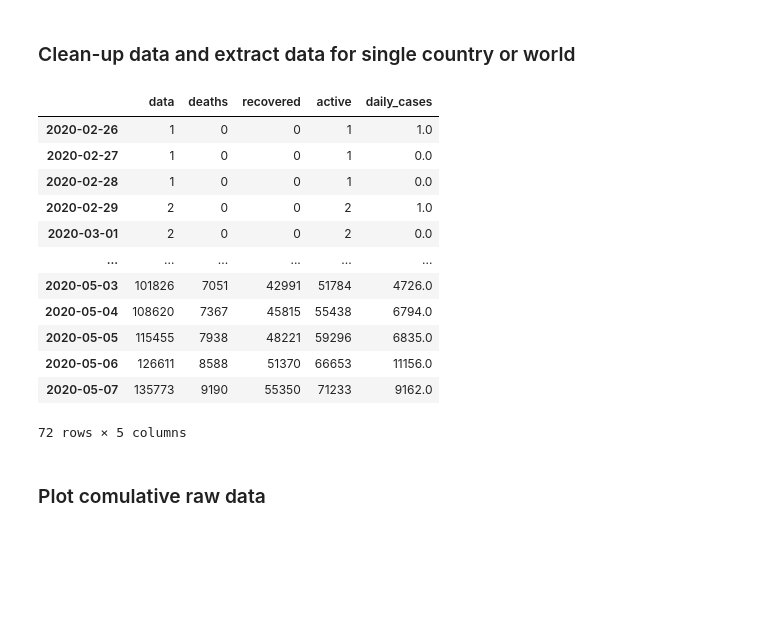
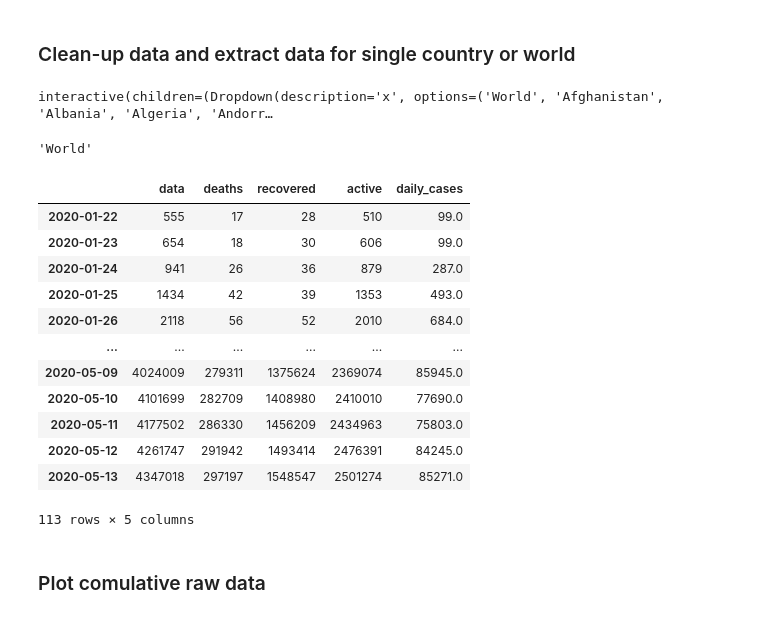
Before and after one commit to manganite/cov19, a Jupyter notebook: cov19.ipynb, the cells around one changed output. Cells and saved outputs as stored; diff of their text form; code cells hidden in the pictures; blank space fills up the shorter version.

Commit message:
Add world map and interactivity

```diff
--- a/cov19.ipynb
+++ b/cov19.ipynb
@@ -79,24 +79,40 @@ data.dtf_cases
 # %% [markdown]
 ### Clean-up data and extract data for single country or world
+# %%
+from ipywidgets import interactive
+from IPython.display import display
+
+def f(x):
+    return x
+
+w = interactive(f, x=data.countrylist)
+display(w)
+# %% [output]
+interactive(children=(Dropdown(description='x', options=('World', 'Afghanistan', 'Albania', 'Algeria', 'Andorr…
+# %%
+country = w.result
+
+country
+# %% [output]
+'World'
 # %%
-country = "Brazil"
 data.process_data(country)
 
 data.dtf
 # %% [output]
 |  | data | deaths | recovered | active | daily_cases |
-| 2020-02-26 | 1 | 0 | 0 | 1 | 1.0 |
-| 2020-02-27 | 1 | 0 | 0 | 1 | 0.0 |
-| 2020-02-28 | 1 | 0 | 0 | 1 | 0.0 |
-| 2020-02-29 | 2 | 0 | 0 | 2 | 1.0 |
-| 2020-03-01 | 2 | 0 | 0 | 2 | 0.0 |
+| 2020-01-22 | 555 | 17 | 28 | 510 | 99.0 |
+| 2020-01-23 | 654 | 18 | 30 | 606 | 99.0 |
+| 2020-01-24 | 941 | 26 | 36 | 879 | 287.0 |
+| 2020-01-25 | 1434 | 42 | 39 | 1353 | 493.0 |
+| 2020-01-26 | 2118 | 56 | 52 | 2010 | 684.0 |
 | ... | ... | ... | ... | ... | ... |
-| 2020-05-03 | 101826 | 7051 | 42991 | 51784 | 4726.0 |
-| 2020-05-04 | 108620 | 7367 | 45815 | 55438 | 6794.0 |
-| 2020-05-05 | 115455 | 7938 | 48221 | 59296 | 6835.0 |
-| 2020-05-06 | 126611 | 8588 | 51370 | 66653 | 11156.0 |
-| 2020-05-07 | 135773 | 9190 | 55350 | 71233 | 9162.0 |
+| 2020-05-09 | 4024009 | 279311 | 1375624 | 2369074 | 85945.0 |
+| 2020-05-10 | 4101699 | 282709 | 1408980 | 2410010 | 77690.0 |
+| 2020-05-11 | 4177502 | 286330 | 1456209 | 2434963 | 75803.0 |
+| 2020-05-12 | 4261747 | 291942 | 1493414 | 2476391 | 84245.0 |
+| 2020-05-13 | 4347018 | 297197 | 1548547 | 2501274 | 85271.0 |
-72 rows × 5 columns
+113 rows × 5 columns
 # %% [markdown]
 ### Plot comulative raw data
 # %%
```
Also changed, not shown: parts of 16 cells of this notebook, 1 other file.
